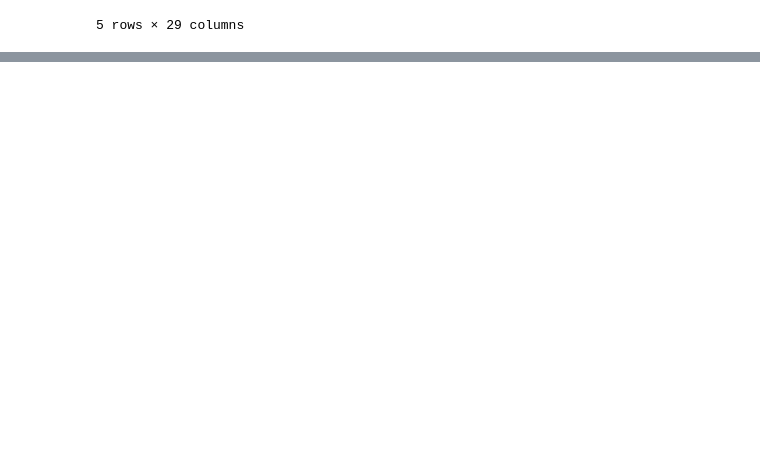
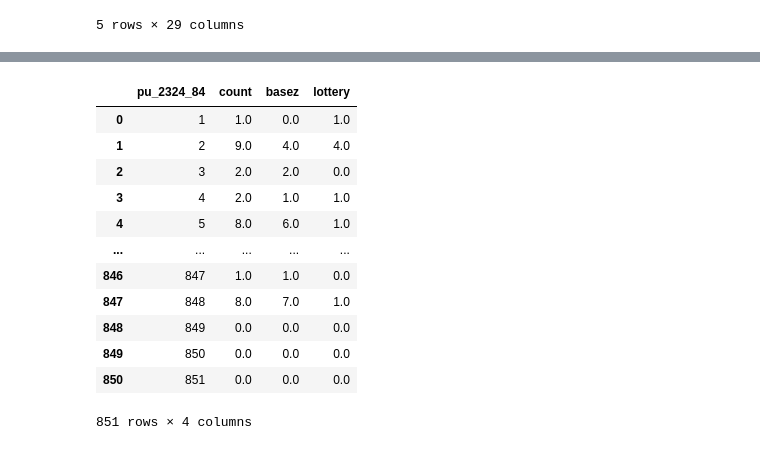
Before and after one commit to olublin/DPS-Planning, a Jupyter notebook: Base_Projection.ipynb, the cells around one changed output, grey strips where cells are left out. Drawn from its saved outputs; the diff is of its cells as text; code cells hidden in the pictures; blank space fills up the shorter version.

```diff
--- a/Base_Projection.ipynb
+++ b/Base_Projection.ipynb
@@ -196,0 +206,16 @@ dps_base_hs.plot(ax=plt.gca(), color = 'white')
+# %%
+hs_2028_full
+# %% [output]
+|  | pu_2324_84 | count | basez | lottery |
+| 0 | 1 | 1.0 | 0.0 | 1.0 |
+| 1 | 2 | 9.0 | 4.0 | 4.0 |
+| 2 | 3 | 2.0 | 2.0 | 0.0 |
+| 3 | 4 | 2.0 | 1.0 | 1.0 |
+| 4 | 5 | 8.0 | 6.0 | 1.0 |
+| ... | ... | ... | ... | ... |
+| 846 | 847 | 1.0 | 1.0 | 0.0 |
+| 847 | 848 | 8.0 | 7.0 | 1.0 |
+| 848 | 849 | 0.0 | 0.0 | 0.0 |
+| 849 | 850 | 0.0 | 0.0 | 0.0 |
+| 850 | 851 | 0.0 | 0.0 | 0.0 |
+851 rows × 4 columns
```
Also changed, not shown: parts of 9 cells of this notebook.
